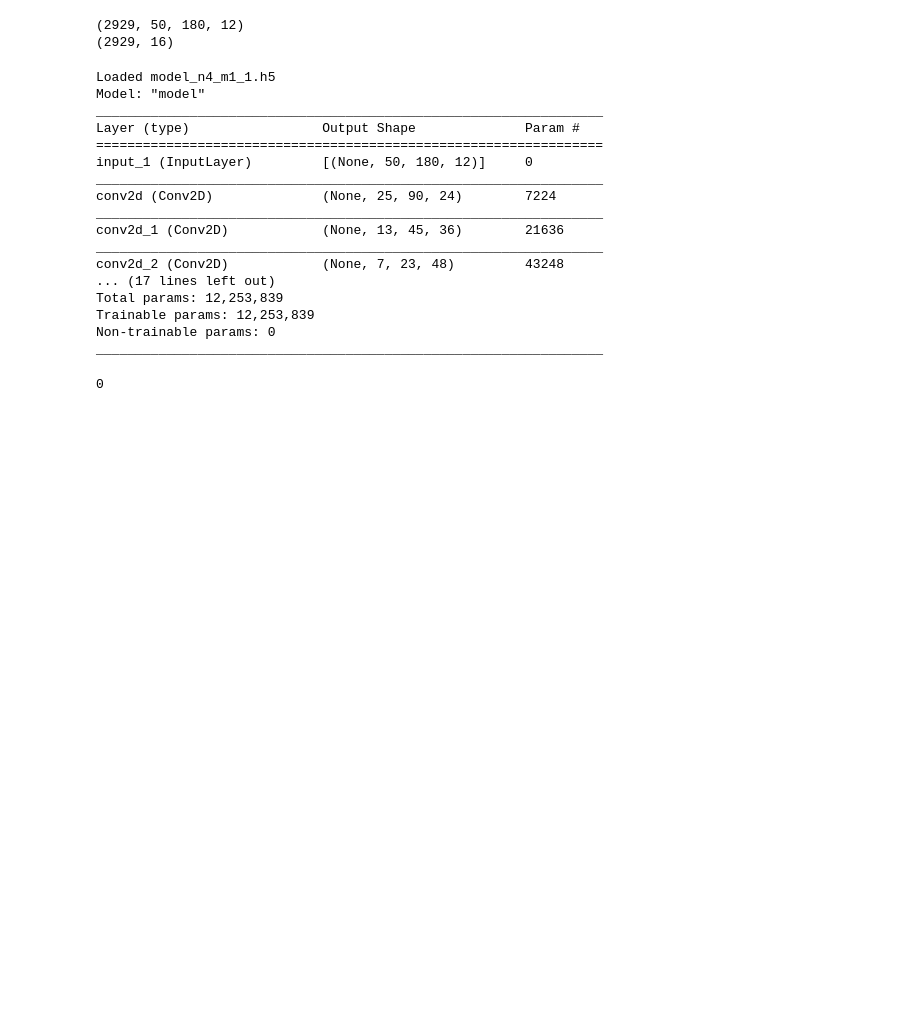
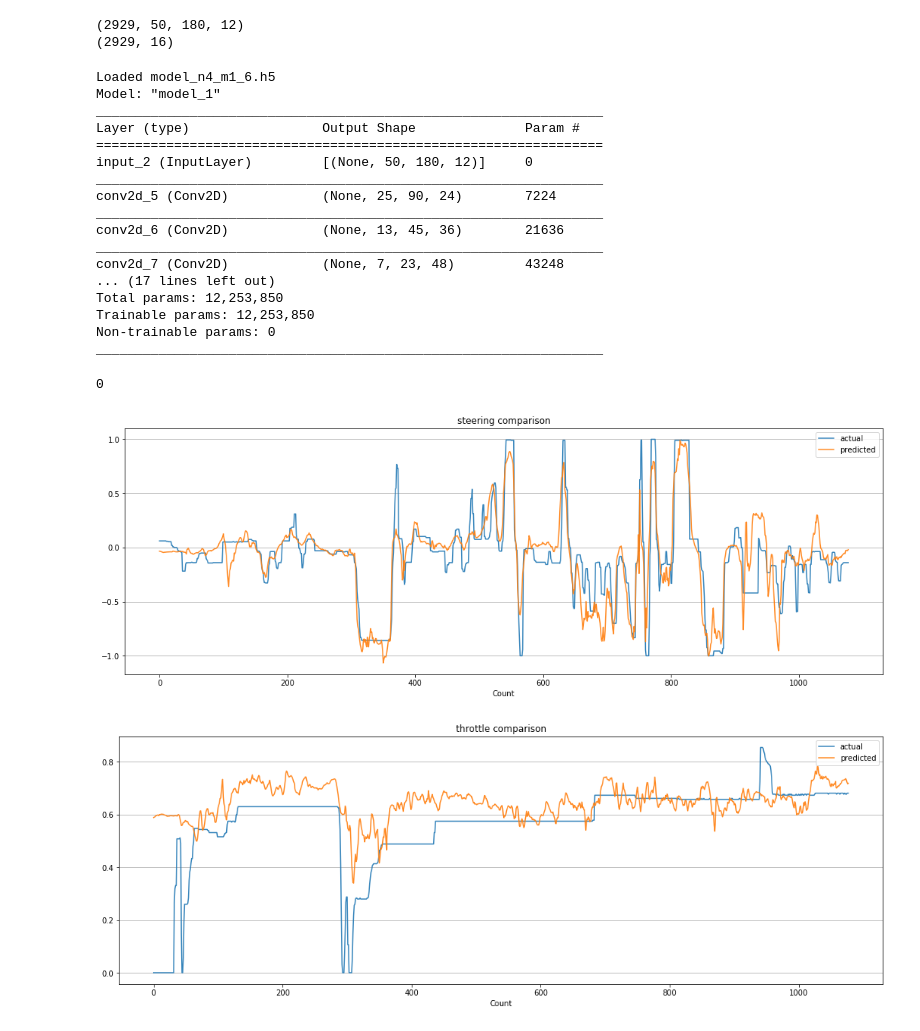
Before and after one commit to martinliivak/RCSnail-AI, a Jupyter notebook: notebooks/prediction_analysis.ipynb, the cells around one changed output. Saved outputs shown, nothing was run; the diff lists cells and outputs as text; code cells hidden in the pictures; blank space fills up the shorter version.

Commit message:
Changes for predicting throttle alongside steering.

```diff
--- a/notebooks/prediction_analysis.ipynb
+++ b/notebooks/prediction_analysis.ipynb
@@ -74,6 +74,30 @@ def validate_partial(memory, i):
 
     mem_frame = np.load(path + GenFiles.frame.format(memory_string, i)) * 255
     return mem_frame.astype(np.uint8)[:,:,:3]
+
+def steering_texts(predicted_steering, true_steer):
+    pred_steer_str = "S: {0:.4f}".format(predicted_steering)
+    if predicted_steering >= 0.0:
+        pred_steer_text = font.render(pred_steer_str, True, green)
+    else:
+        pred_steer_text = font.render(pred_steer_str, True, blue)
+
+    true_steer_str = "true S: {0:.4f}".format(true_steer)
+    if true_steer >= 0.0:
+        true_steer_text = font.render(true_steer_str, True, green)
+    else:
+        true_steer_text = font.render(true_steer_str, True, blue)
+
+    return pred_steer_text, true_steer_text
+
+def throttle_texts(predicted_throttle, true_throttle):
+    pred_throttle_str = "T: {0:.4f}".format(predicted_throttle)
+    pred_throttle_text = font.render(pred_throttle_str, True, green)
+
+    true_throttle_str = "true T: {0:.4f}".format(true_throttle)
+    true_throttle_text = font.render(true_throttle_str, True, green)
+
+    return pred_throttle_text, true_throttle_text
 # %%
 config_manager = ConfigurationManager()
 config = config_manager.config
@@ -81,12 +105,12 @@ config = config_manager.config
 reader = TrainingFileReader(path_to_training='../../training/validation_laps/')
 collector = Collector()
 
-validation_laps = ['2020_02_28_lap_20']
+validation_laps = ['2020_02_28_lap_15']
 validation_lap = validation_laps[0]
 memory_variants = [(1, 1), (4, 1), (4, 4), (8, 1), (8, 4), (12, 1)]
 
 memory = memory_variants[1]
-model_num = 1
+model_num = 6
 
 transformer = Transformer(config, memory_tuple=memory)
 
@@ -97,23 +121,23 @@ print(mem_telems.shape)
 (2929, 50, 180, 12)
 (2929, 16)
 # %%
-multi = ModelWrapper(config, memory_tuple=memory, model_num=model_num)
+multi = ModelWrapper(config, output_shape=2, memory_tuple=memory, model_num=model_num)
 # %% [output]
-Loaded model_n4_m1_1.h5
-Model: "model"
+Loaded model_n4_m1_6.h5
+Model: "model_1"
 _________________________________________________________________
 Layer (type)                 Output Shape              Param #
 =================================================================
-input_1 (InputLayer)         [(None, 50, 180, 12)]     0
+input_2 (InputLayer)         [(None, 50, 180, 12)]     0
 _________________________________________________________________
-conv2d (Conv2D)              (None, 25, 90, 24)        7224
+conv2d_5 (Conv2D)            (None, 25, 90, 24)        7224
 _________________________________________________________________
-conv2d_1 (Conv2D)            (None, 13, 45, 36)        21636
+conv2d_6 (Conv2D)            (None, 13, 45, 36)        21636
 _________________________________________________________________
-conv2d_2 (Conv2D)            (None, 7, 23, 48)         43248
+conv2d_7 (Conv2D)            (None, 7, 23, 48)         43248
 ... (17 lines left out)
-Total params: 12,253,839
-Trainable params: 12,253,839
+Total params: 12,253,850
+Trainable params: 12,253,850
 Non-trainable params: 0
 _________________________________________________________________
 # %%
@@ -184,18 +203,21 @@ except (KeyboardInterrupt, SystemExit, Exception) as ex:
 0
 # %%
 plotto = []
-plotto.append({'data': actual_steer, 'label': 'actual', 'alpha': 0.9})
-plotto.append({'data': pred_steer, 'label': 'predicted', 'alpha': 0.9})
+plotto.append({'data': true_steer_list, 'label': 'actual', 'alpha': 0.9})
+plotto.append({'data': pred_steer_list, 'label': 'predicted', 'alpha': 0.9})
 
 plot_stuff('steering comparison', plotto)
 
 drive_data = reader.read_specific_telemetry_columns(validation_lap + '.csv', ['cs', 'p_steering'])
 
 plotto_2 = []
-plotto_2.append({'data': drive_data.to_numpy()[:, 0], 'label': 'actual', 'alpha': 0.9})
-plotto_2.append({'data': drive_data.to_numpy()[:, 1], 'label': 'predicted', 'alpha': 0.9})
+plotto_2.append({'data': true_throttle_list, 'label': 'actual', 'alpha': 0.9})
+plotto_2.append({'data': pred_throttle_list, 'label': 'predicted', 'alpha': 0.9})
 
-plot_stuff('live steering comparison', plotto_2)
+plot_stuff('throttle comparison', plotto_2)
+# %% [output]
+[figure, added]
+[figure, added]
 # %%
 df = reader.read_specific_telemetry_columns('2020_02_27_i1.csv', ['c', 'conn_time', 'p_start', 'p_end'])
 df.drop(df.tail(1).index,inplace=True)
```
Also changed, not shown: parts of 1 cell of this notebook, 5 other files.
